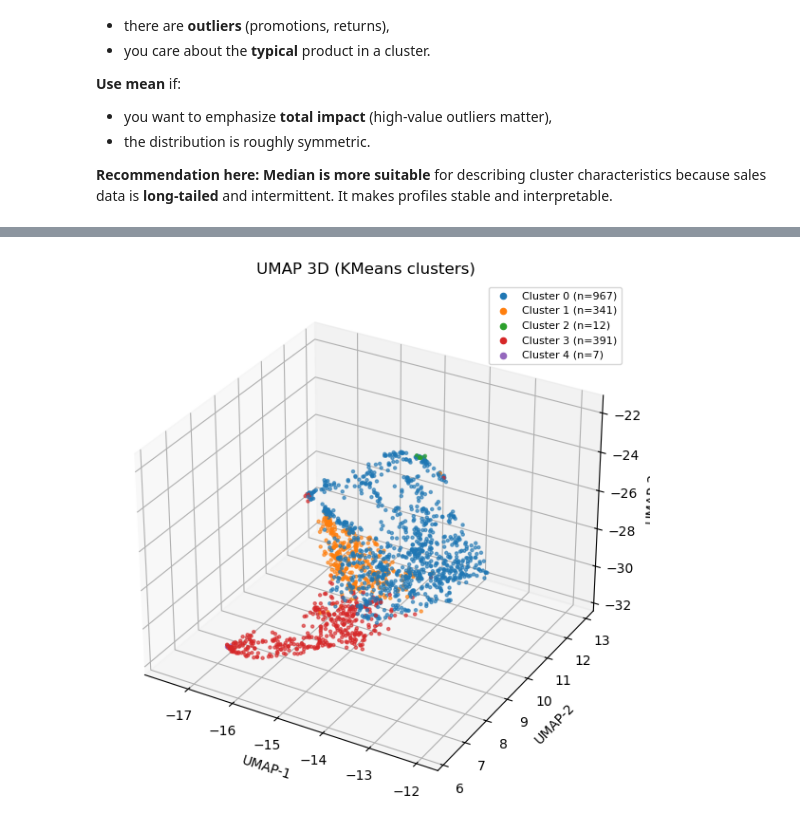
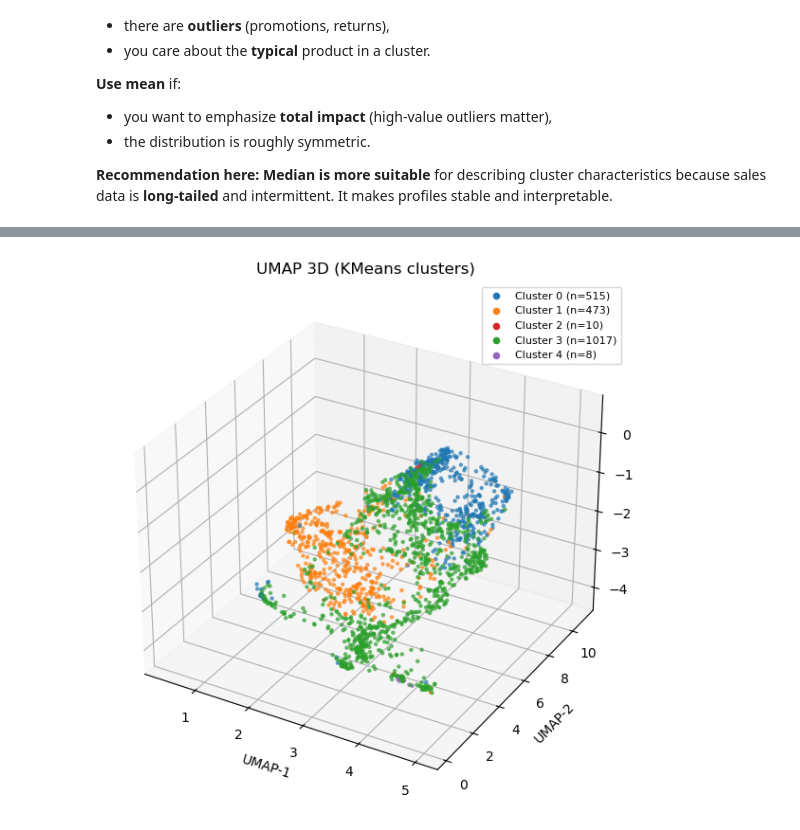
Before and after one commit to CserYe03na/Online_Retail_Forecasting, a Jupyter notebook: cluster_analysis.ipynb, the cells around one changed output, grey strips where cells are left out. Cells and saved outputs as stored; diff of their text form; code cells hidden in the pictures.

```diff
--- a/cluster_analysis.ipynb
+++ b/cluster_analysis.ipynb
@@ -27,6 +28,7 @@ rows: 1067008 cols: ['Invoice', 'StockCode', 'Description', 'Quantity', 'Invoice
 # %% [markdown]
 ## Prepare sales amount, split train/val/test, and apply cutoff (train only)
 # %%
+df = df[df["Country"].astype("string").str.strip().str.casefold() == "united kingdom"]
 df['InvoiceDate'] = pd.to_datetime(df['InvoiceDate'], errors='coerce')
 df['product_family_name'] = df['product_family_name'].astype('string').str.strip()
 df = df[df['product_family_name'].notna() & (df['product_family_name'] != '')]
@@ -43,16 +45,15 @@ if 'sales_amount' not in df.columns:
 else:
     price_col = 'UnitPrice' if 'UnitPrice' in df.columns else 'Price'
 
-# time-based split (adjust if needed)
+# time-based 70/15/15 split
 df = df.sort_values('InvoiceDate')
-train_end = pd.Timestamp('2010-09-30')
-val_end = pd.Timestamp('2010-11-30')
+q1, q2 = df['InvoiceDate'].quantile([0.70, 0.85])
 
-train_df = df[df['InvoiceDate'] <= train_end].copy()
-val_df = df[(df['InvoiceDate'] > train_end) & (df['InvoiceDate'] <= val_end)].copy()
-test_df = df[df['InvoiceDate'] > val_end].copy()
+train_df = df[df['InvoiceDate'] <= q1].copy()
+test_df = df[(df['InvoiceDate'] > q1) & (df['InvoiceDate'] <= q2)].copy()
+val_df = df[df['InvoiceDate'] > q2].copy()
 
-print('Train:', train_df['InvoiceDate'].min(), '?', train_df['InvoiceDate'].max(), 'rows', len(train_df))
-print('Val:', val_df['InvoiceDate'].min(), '?', val_df['InvoiceDate'].max(), 'rows', len(val_df))
-print('Test:', test_df['InvoiceDate'].min(), '?', test_df['InvoiceDate'].max(), 'rows', len(test_df))
+print('Train:', train_df['InvoiceDate'].min(), "→", train_df['InvoiceDate'].max(), 'rows', len(train_df))
+print('Val:', val_df['InvoiceDate'].min(), "→", val_df['InvoiceDate'].max(), 'rows', len(val_df))
+print('Test:', test_df['InvoiceDate'].min(), "→", test_df['InvoiceDate'].max(), 'rows', len(test_df))
 # %% [output]
@@ -1078,13 +1070,0 @@ Name: proportion, dtype: float64
-# %%
-top_n = 8
-fig, axes = plt.subplots(1, len(Z), figsize=(16, 4), sharey=True)
-
-for ax, (c, row) in zip(axes, Z.iterrows()):
-    top = row.reindex(row.abs().sort_values(ascending=False).head(top_n).index)
-    top.sort_values().plot(kind="barh", ax=ax, color="tab:blue")
-    ax.set_title(f"Cluster {c}")
-    ax.set_xlabel("Z-score")
-
-plt.suptitle("Top Feature Deviations per Cluster", y=1.05)
-plt.tight_layout()
-plt.show()
@@ -1105,35 +1083,35 @@ if "cluster_kmeans" not in labels.columns:
 df = X.join(labels[["cluster_kmeans"]])
 
 # reindex clusters to 0..4 (5 colors only)
 clusters = sorted(df["cluster_kmeans"].unique())
 cluster_map = {c: i for i, c in enumerate(clusters)}
 df["cluster_idx"] = df["cluster_kmeans"].map(cluster_map)
 
 # 5-color palette
-colors = ["#1f77b4", "#ff7f0e", "#2ca02c", "#d62728", "#9467bd"]
+colors = ["#1f77b4", "#ff7f0e",  "#d62728", "#2ca02c","#9467bd"]
 cmap = ListedColormap(colors)
 
 # UMAP 3D
 emb = umap.UMAP(n_components=3, n_neighbors=30, min_dist=0.1, random_state=42) \
            .fit_transform(df.drop(columns=["cluster_kmeans","cluster_idx"]).values)
 
 fig = plt.figure(figsize=(7,6))
 ax = fig.add_subplot(111, projection="3d")
 ax.scatter(emb[:,0], emb[:,1], emb[:,2], c=df["cluster_idx"], cmap=cmap, s=5, alpha=0.6)
 
 ax.set_title("UMAP 3D (KMeans clusters)")
 ax.set_xlabel("UMAP-1"); ax.set_ylabel("UMAP-2"); ax.set_zlabel("UMAP-3")
 
 # legend with counts
 for c, idx in cluster_map.items():
     n = (df["cluster_kmeans"] == c).sum()
     ax.scatter([], [], [], color=colors[idx], label=f"Cluster {c} (n={n})")
 ax.legend(loc="best", fontsize=8)
 
 plt.tight_layout()
 plt.show()
 # %% [output]
-[figure, old version]
+[figure, new version]
 # %%
 import umap
 import plotly.express as px
```
Also changed, not shown: parts of 14 cells of this notebook, 19 other files.
